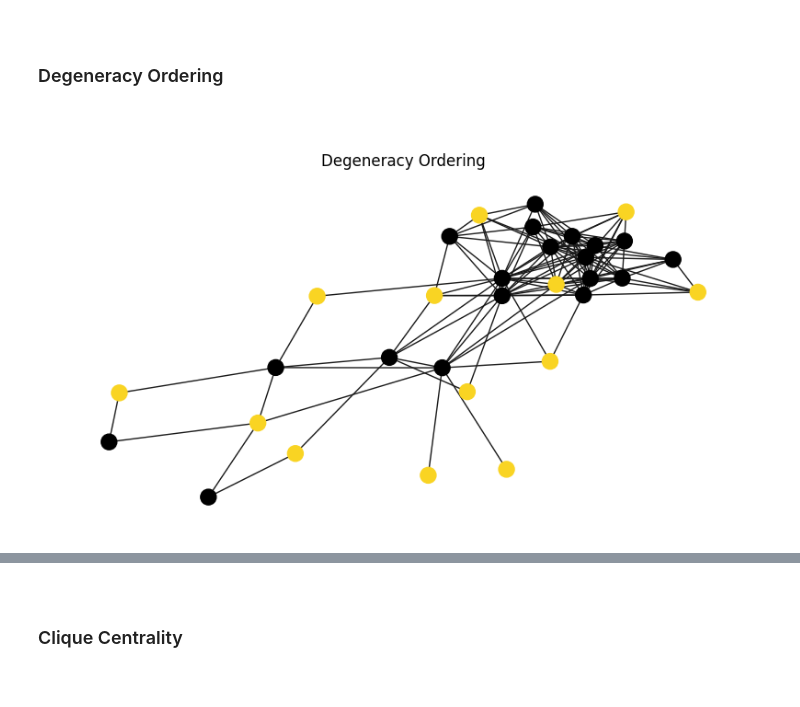
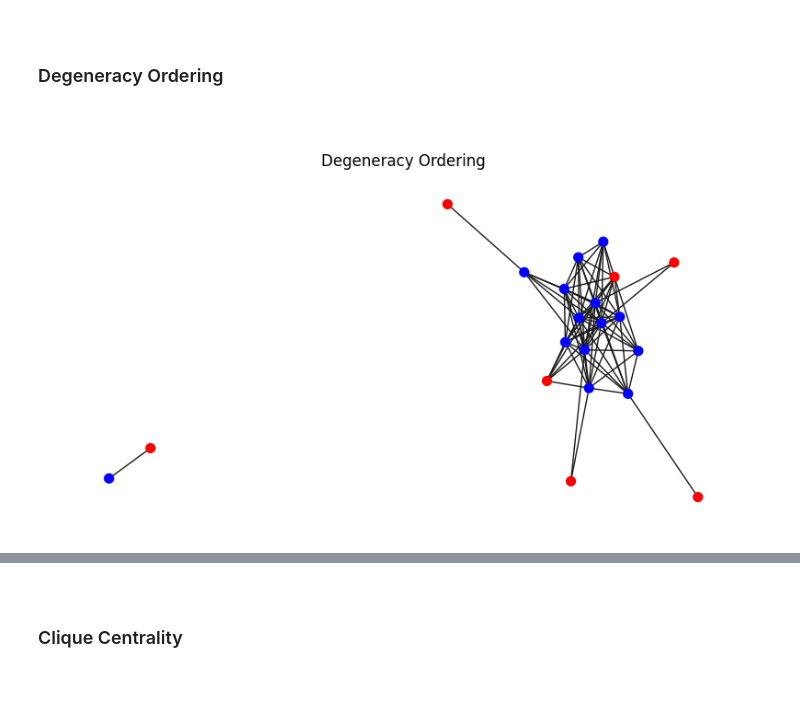
Before and after one commit to Jakobpirs1/portfolio-opt, a Jupyter notebook: optimization.ipynb, the cells around one changed output, grey strips where cells are left out. Drawn from its saved outputs; the diff is of its cells as text; code cells hidden in the pictures.

```diff
--- a/optimization.ipynb
+++ b/optimization.ipynb
@@ -14,16 +14,16 @@ centrality=2
 # %%
 #get composites
-df=pd.ExcelFile(r'D:\hft\portfolio-opt\stox_data123.xlsx').parse('composite price')
+df=pd.ExcelFile(r'D:\hft\portfolio-opt\dax_data.xlsx').parse('composite price')
 df.set_index('date',inplace=True)
 # %%
 #get stoxx50 index
-sx5e=pd.ExcelFile(r'D:\hft\portfolio-opt\stox_data123.xlsx').parse('sx5e')
-sx5e.set_index('Date',inplace=True)
-sx5e.index=pd.to_datetime(sx5e.index)
-sx5e.columns=['SX5E']
+dax=pd.ExcelFile(r'D:\hft\portfolio-opt\dax_data.xlsx').parse('dax4')
+dax.set_index('Date',inplace=True)
+dax.index=pd.to_datetime(dax.index)
+dax.columns=['DAX']
 # %%
 #get stoxx50 composites
 components=df.columns.tolist()
 # %%
 #merge
-metadata=df.merge(sx5e,left_index=True,right_index=True,how='inner')
+metadata=df.merge(dax,left_index=True,right_index=True,how='inner')
@@ -72,7 +52,7 @@ def create_graph(components,correlation,threshold):
     return graph,layout
 # %%
 #take 60% for in sample data
-data=metadata['2016':'2019'].copy()
+data=metadata['2019':'2021'].copy()
 
 #get percentage return
 pctreturn=data.pct_change().dropna()
@@ -135,19 +139,19 @@ data['degeneracy']=data[leftout+independence].sum(axis=1)
 # %%
 #highlight selected vertices
 color=[]
 for i in graph.nodes:
     if i not in independence:
-        color.append('#000000')
+        color.append('#0000ff')
     else:
-        color.append('#F9D423')
+        color.append('#ff0000')
 
 #viz graph
 ax=plt.figure(figsize=(10,5)).add_subplot(111)
-nx.draw(graph,node_color=color,pos=layout,node_size=150)
+nx.draw(graph,node_color=color,pos=layout,node_size=50)
 plt.title('Degeneracy Ordering')
 plt.show()
 # %% [output]
-[figure, old version]
+[figure, new version]
 # %%
 find_optimal_threshold(np.arange(0.5,0.7,0.01),
                        data,components,correlation)
```
Also changed, not shown: parts of 16 cells of this notebook, 8 other files.
